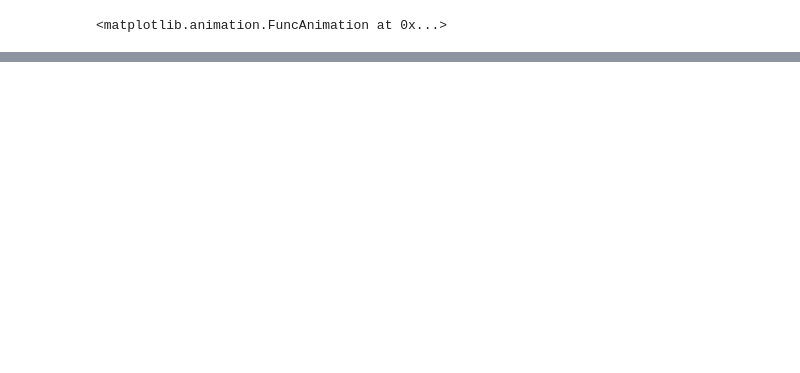
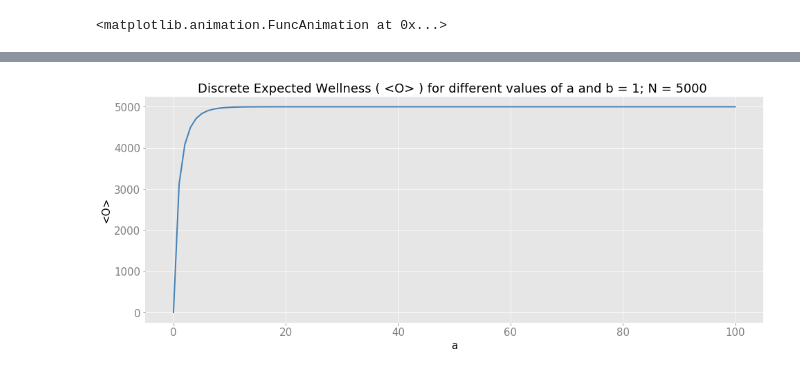
Before and after one commit to gerarddo/mechanical-statistics-of-money, a Jupyter notebook: mechanical_statistics_of_money_v4.ipynb, the cells around one changed output, grey strips where cells are left out. Saved outputs shown, nothing was run; the diff lists cells and outputs as text; code cells hidden in the pictures; blank space fills up the shorter version.

```diff
--- a/mechanical_statistics_of_money_v4.ipynb
+++ b/mechanical_statistics_of_money_v4.ipynb
@@ -670,0 +912,36 @@ AttributeError: 'NoneType' object has no attribute 'remove_callback'
+# %%
+def discreteWellness(N,a,b,classInterval, C):
+    Ac = discreteNormalization(b,classInterval,C)
+    return N*(1 - Ac*((1-np.exp(-(a+b)*classInterval*(C+1)))/(1-np.exp(-(a+b)*classInterval))) + Ac)
+
+def discreteNormalization(b,classInterval,C):
+    return (np.exp(b*classInterval) - 1)/(1 - np.exp(-b*classInterval*C))
+
+
+N = 5000
+mMax = 10
+C = 20
+classInterval = mMax/C
+a1 = np.linspace(0,100,100)
+
+
+O1 = discreteWellness(N,a1,b,classInterval, C)
+
+
+
+plt.rcParams.update({'font.size': 15})
+
+fig = plt.figure(figsize=(16,6))
+
+plt.plot(a, O1, 'steelblue')
+
+
+S1_patch = mpatches.Patch(color='steelblue', label='a belongs to [0,100]')
+
+
+plt.xlabel('a')
+plt.ylabel('<O>')
+plt.title('Discrete Expected Wellness ( <O> ) for different values of a and b = ' + str(b) + '; N = 5000 ')
+plt.show()
+# %% [output]
+[figure, added]
```
Also changed, not shown: parts of 8 cells of this notebook.
